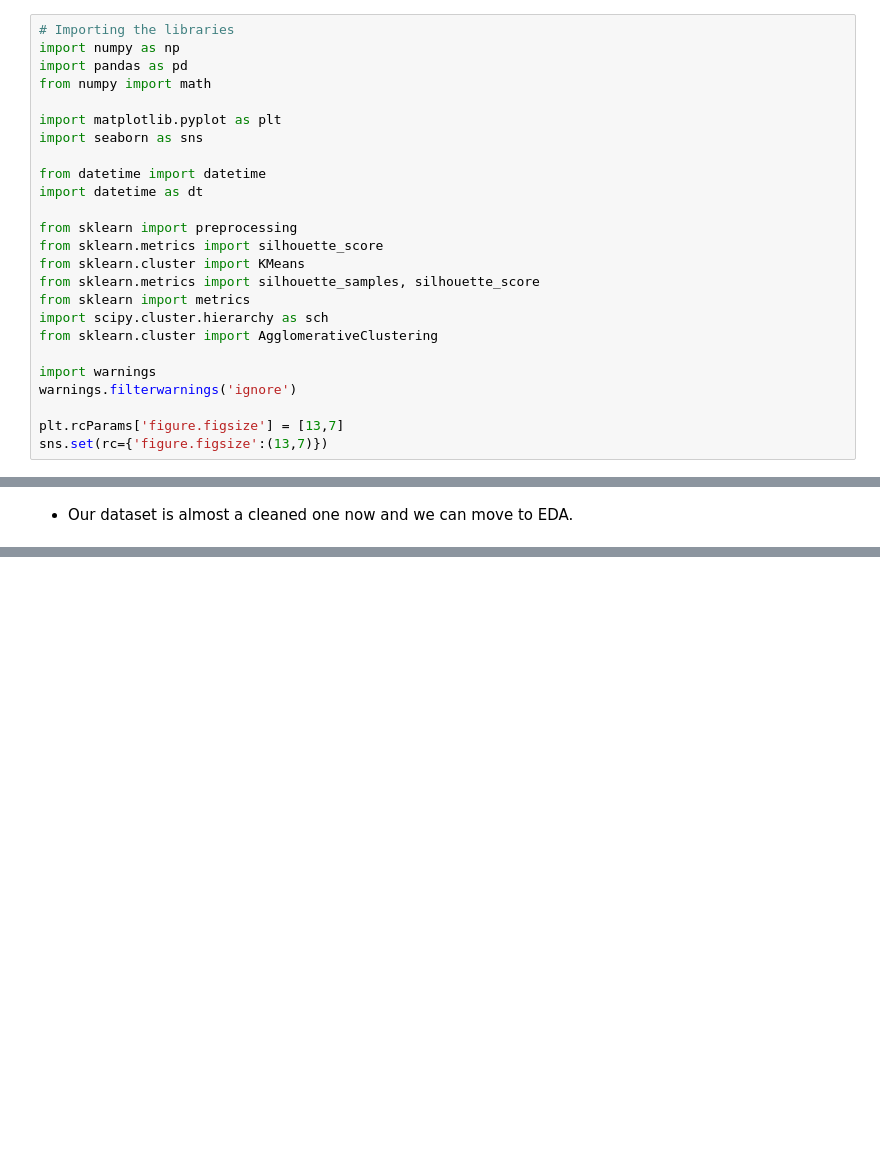
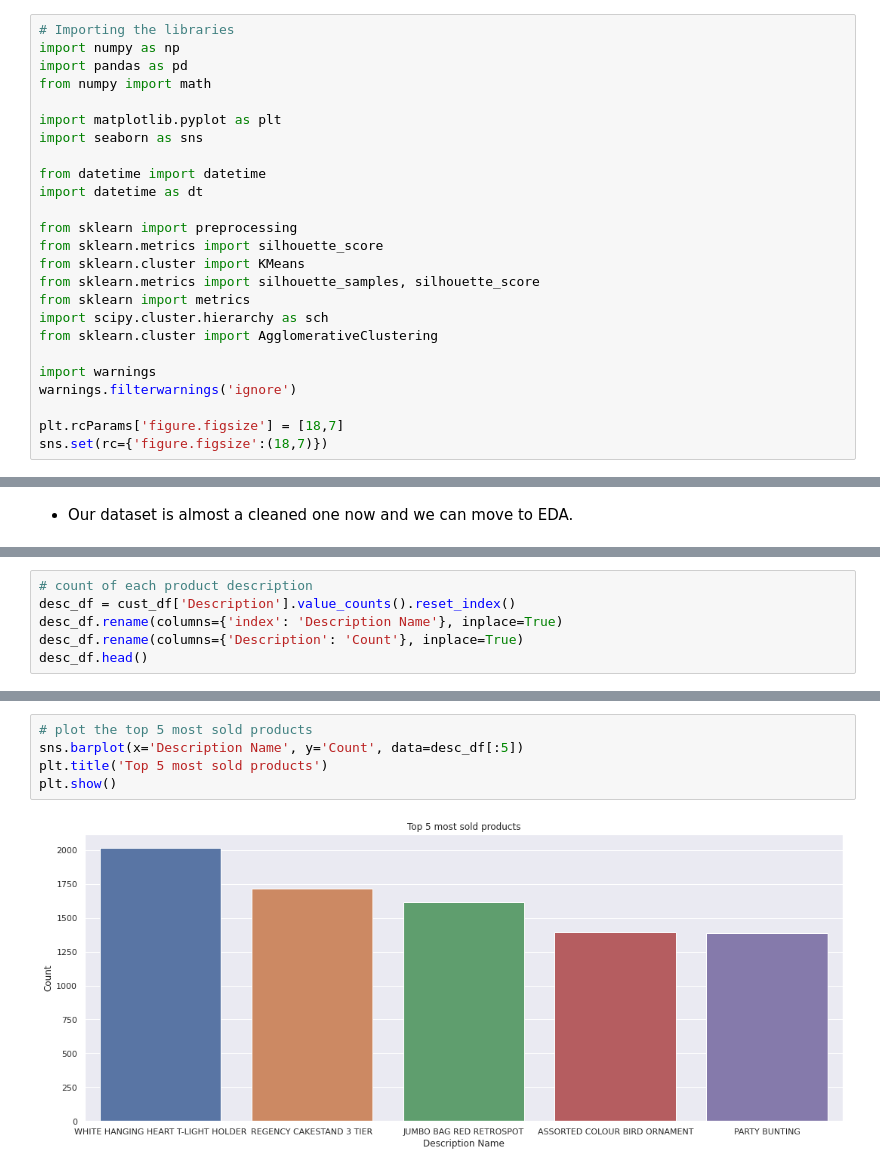
Before and after one commit to Rudrajit12/Online-Retail-Customer-Segmentation, a Jupyter notebook: Online_Retail_Customer_Segmentation_Capstone_Project.ipynb, the cells around one changed output, grey strips where cells are left out. Cells and saved outputs as stored; diff of their text form; blank space fills up the shorter version.

```diff
--- a/Online_Retail_Customer_Segmentation_Capstone_Project.ipynb
+++ b/Online_Retail_Customer_Segmentation_Capstone_Project.ipynb
@@ -110,8 +110,8 @@ from sklearn.cluster import AgglomerativeClustering
 import warnings
 warnings.filterwarnings('ignore')
 
-plt.rcParams['figure.figsize'] = [13,7]
-sns.set(rc={'figure.figsize':(13,7)})
+plt.rcParams['figure.figsize'] = [18,7]
+sns.set(rc={'figure.figsize':(18,7)})
 # %%
 # Mount the drive
 from google.colab import drive
@@ -375,0 +393,6 @@ Name: UnitPrice, dtype: float64
+# %%
+# count of each product description
+desc_df = cust_df['Description'].value_counts().reset_index()
+desc_df.rename(columns={'index': 'Description Name'}, inplace=True)
+desc_df.rename(columns={'Description': 'Count'}, inplace=True)
+desc_df.head()
@@ -375,0 +406,7 @@ Name: UnitPrice, dtype: float64
+# %%
+# plot the top 5 most sold products
+sns.barplot(x='Description Name', y='Count', data=desc_df[:5])
+plt.title('Top 5 most sold products')
+plt.show()
+# %% [output]
+[figure, added]
```
Also changed, not shown: parts of 34 cells of this notebook.
